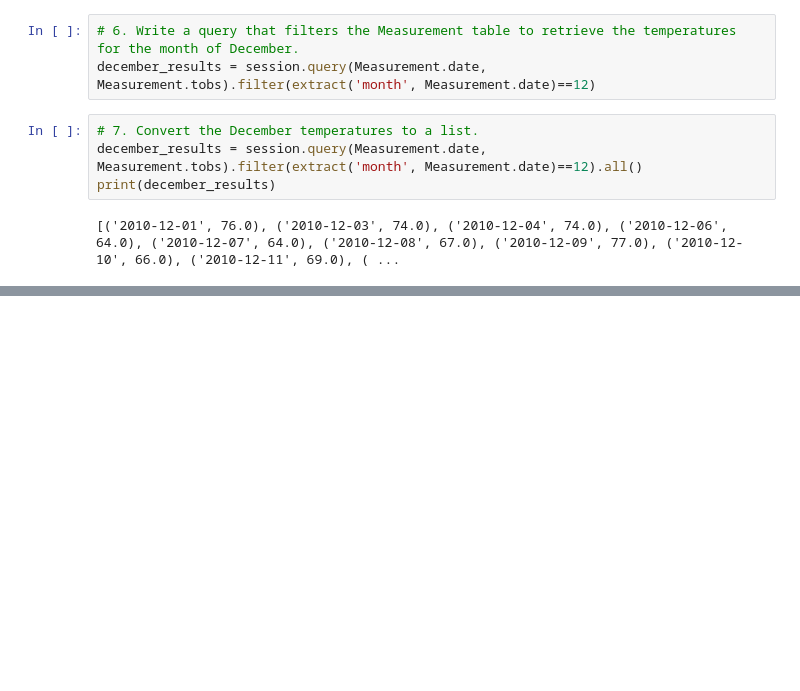
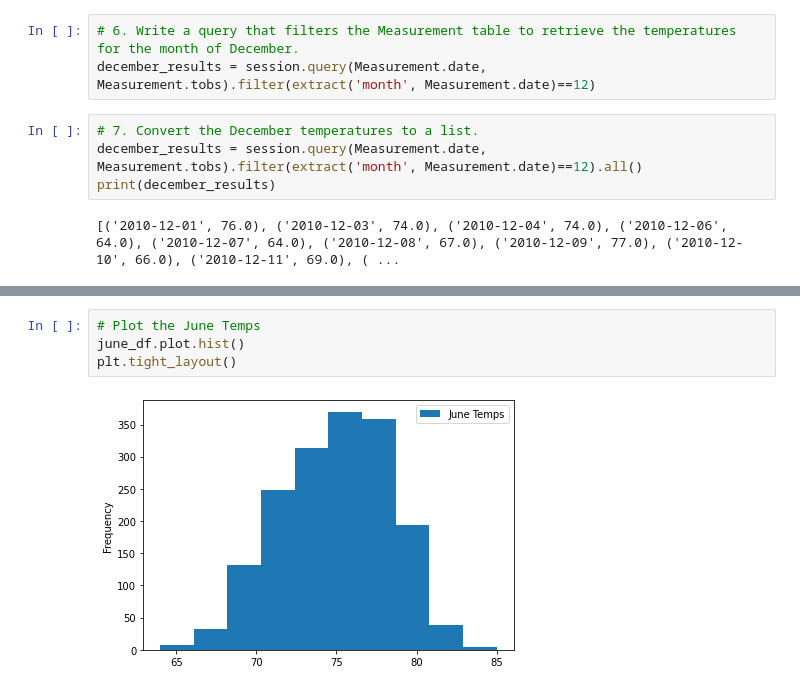
Before and after one commit to JeffreyS-0/Surfs_Up, a Jupyter notebook: SurfsUp_Challenge.ipynb, the cells around one changed output, grey strips where cells are left out. Saved outputs shown, nothing was run; the diff lists cells and outputs as text; blank space fills up the shorter version.

Commit message:
added plots

```diff
--- a/SurfsUp_Challenge.ipynb
+++ b/SurfsUp_Challenge.ipynb
@@ -123,3 +124,9 @@ december_df.describe()
 | 50% | 71.000000 |
 | 75% | 74.000000 |
 | max | 83.000000 |
+# %%
+# Plot the June Temps
+june_df.plot.hist()
+plt.tight_layout()
+# %% [output]
+[figure, added]
```
Also changed, not shown: parts of 6 cells of this notebook.
